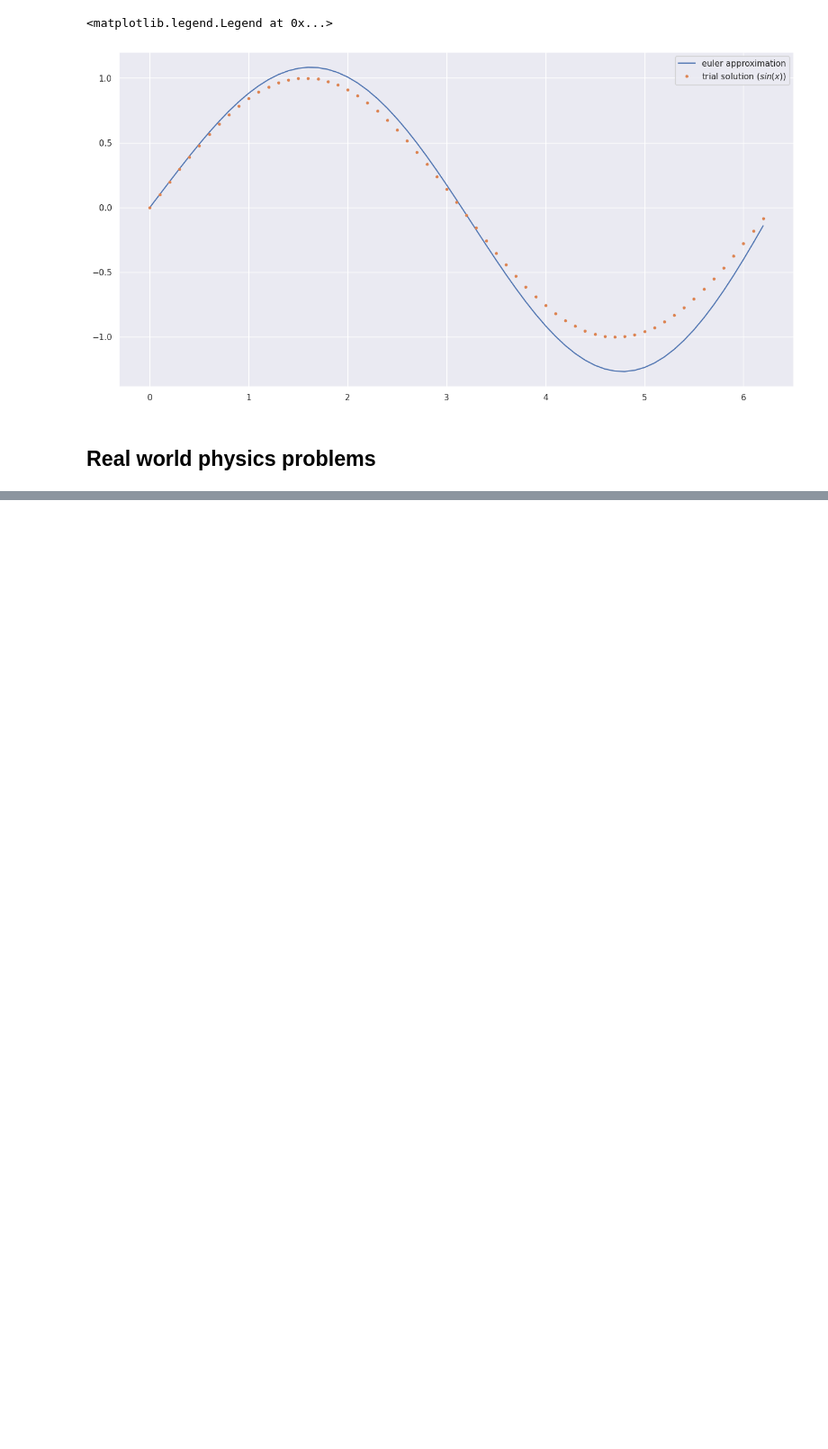
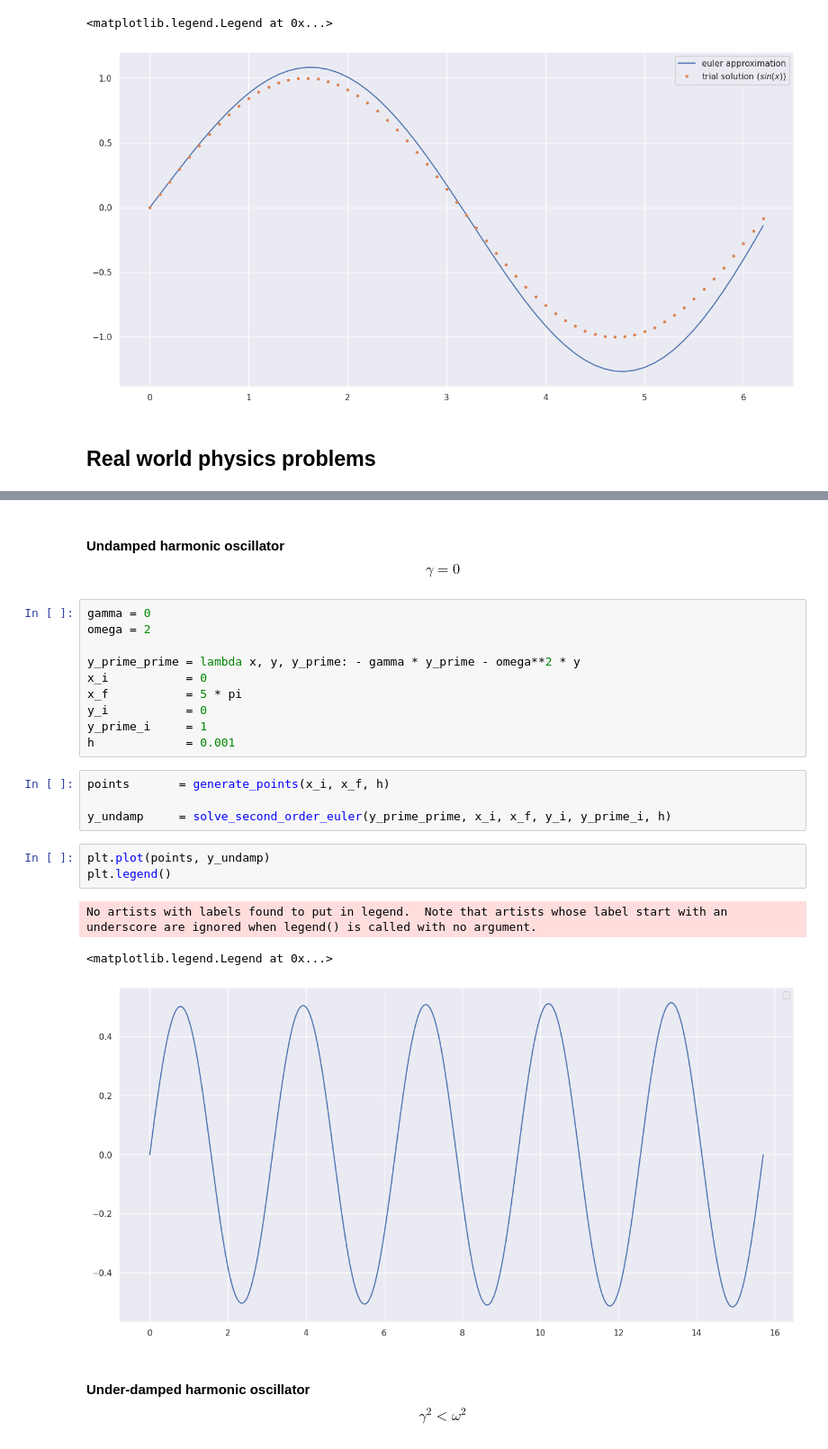
Before and after one commit to rohandebsarkar/NumericalMethodsForComputationalPhysics, a Jupyter notebook: projects/undergraduate/Mathematical_Physics_III/JupyterNotebook/#_Euler_method_for_solving_differential_equations.ipynb, the cells around one changed output, grey strips where cells are left out. Shown at 90% size. Drawn from its saved outputs; the diff is of its cells as text; blank space fills up the shorter version.

Commit message:
Update euler

```diff
--- a/projects/undergraduate/Mathematical_Physics_III/JupyterNotebook/#_Euler_method_for_solving_differential_equations.ipynb
+++ b/projects/undergraduate/Mathematical_Physics_III/JupyterNotebook/#_Euler_method_for_solving_differential_equations.ipynb
@@ -202,0 +215,25 @@ plt.legend()
+# %% [markdown]
+#### Undamped harmonic oscillator $$\gamma = 0$$
+# %%
+gamma = 0
+omega = 2
+
+y_prime_prime = lambda x, y, y_prime: - gamma * y_prime - omega**2 * y
+x_i           = 0
+x_f           = 5 * pi
+y_i           = 0
+y_prime_i     = 1
+h             = 0.001
+# %%
+points       = generate_points(x_i, x_f, h)
+
+y_undamp     = solve_second_order_euler(y_prime_prime, x_i, x_f, y_i, y_prime_i, h)
+# %%
+plt.plot(points, y_undamp)
+plt.legend()
+# %% [output]
+No artists with labels found to put in legend.  Note that artists whose label start with an underscore are ignored when legend() is called with no argument.
+<matplotlib.legend.Legend at 0x...>
+[figure, added]
+# %% [markdown]
+#### Under-damped harmonic oscillator $$\gamma^2 < \omega^2$$
```
Also changed, not shown: parts of 19 cells of this notebook.
